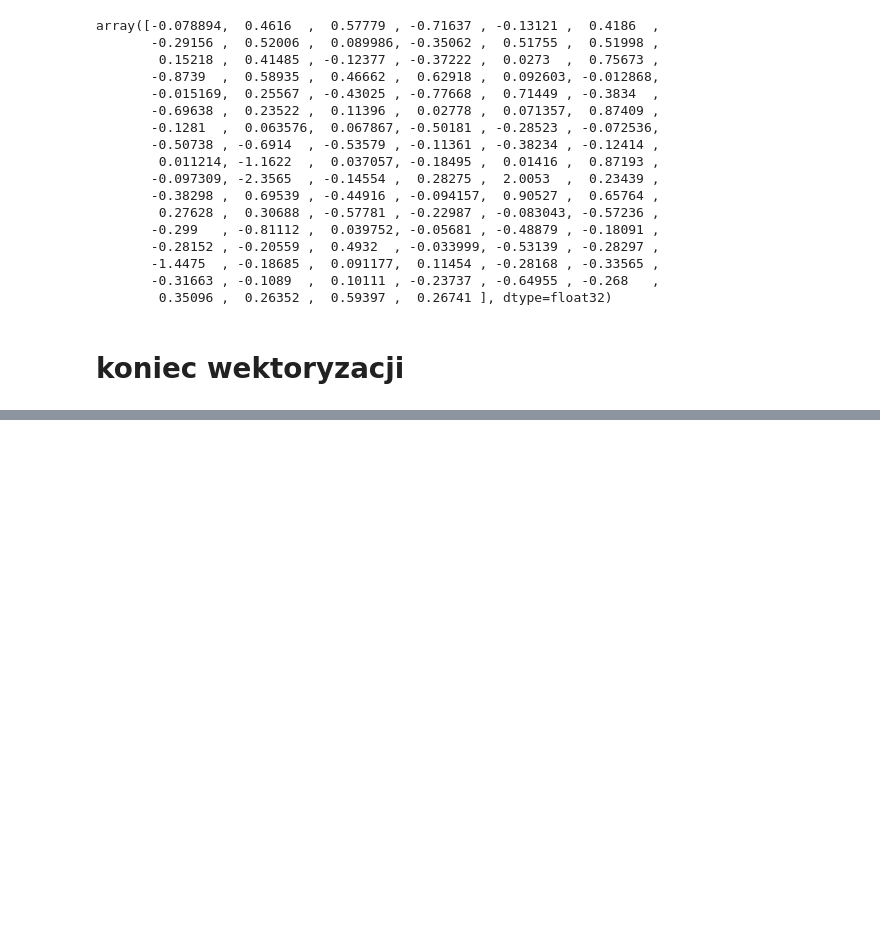
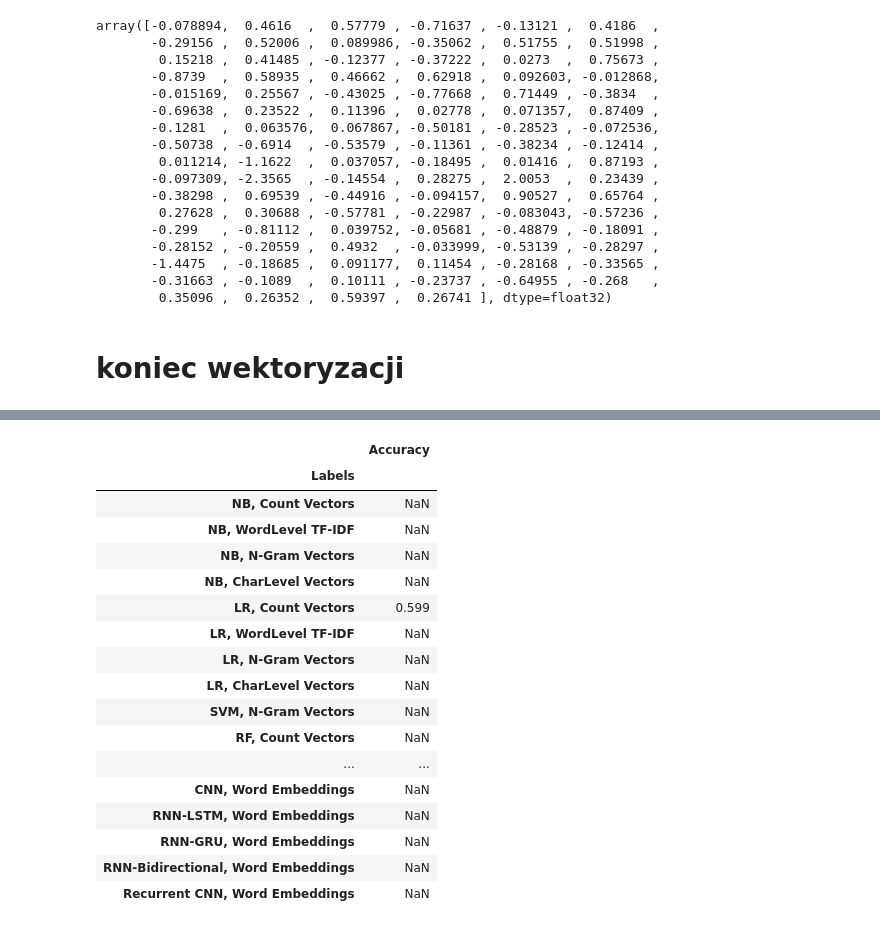
Before and after one commit to mxnogala/Api_w_eksploracji_danych_CDV, a Jupyter notebook: Covid-19-Text-Classification.ipynb, the cells around one changed output, grey strips where cells are left out. Saved outputs shown, nothing was run; the diff lists cells and outputs as text; code cells hidden in the pictures; blank space fills up the shorter version.

```diff
--- a/Covid-19-Text-Classification.ipynb
+++ b/Covid-19-Text-Classification.ipynb
@@ -594,0 +1005,21 @@ train
+# %%
+df[df == df.max()]
+# %% [output]
+|  | Accuracy |
+| Labels |  |
+| NB, Count Vectors | NaN |
+| NB, WordLevel TF-IDF | NaN |
+| NB, N-Gram Vectors | NaN |
+| NB, CharLevel Vectors | NaN |
+| LR, Count Vectors | 0.599 |
+| LR, WordLevel TF-IDF | NaN |
+| LR, N-Gram Vectors | NaN |
+| LR, CharLevel Vectors | NaN |
+| SVM, N-Gram Vectors | NaN |
+| RF, Count Vectors | NaN |
+| ... | ... |
+| CNN, Word Embeddings | NaN |
+| RNN-LSTM, Word Embeddings | NaN |
+| RNN-GRU, Word Embeddings | NaN |
+| RNN-Bidirectional, Word Embeddings | NaN |
+| Recurrent CNN, Word Embeddings | NaN |
```
Also changed, not shown: parts of 55 cells of this notebook, 1 other file.
